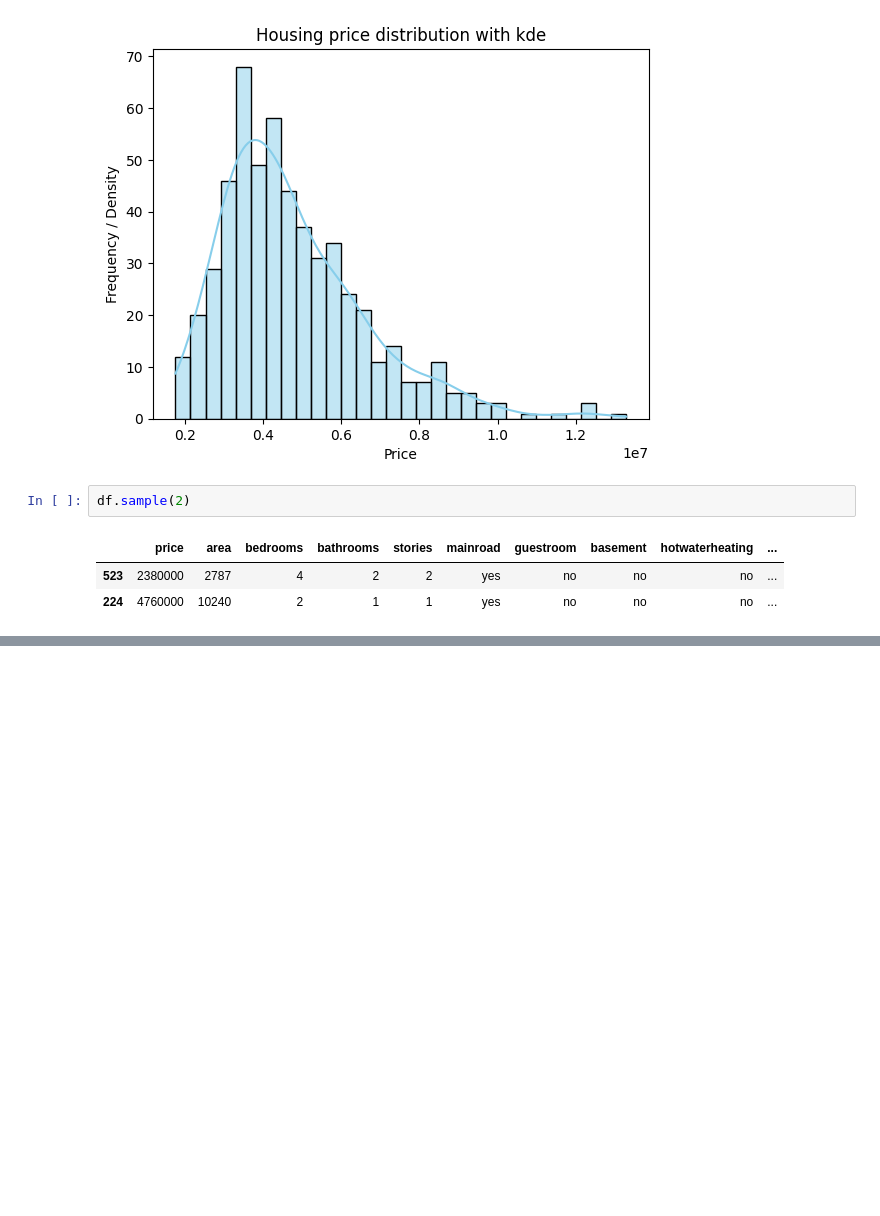
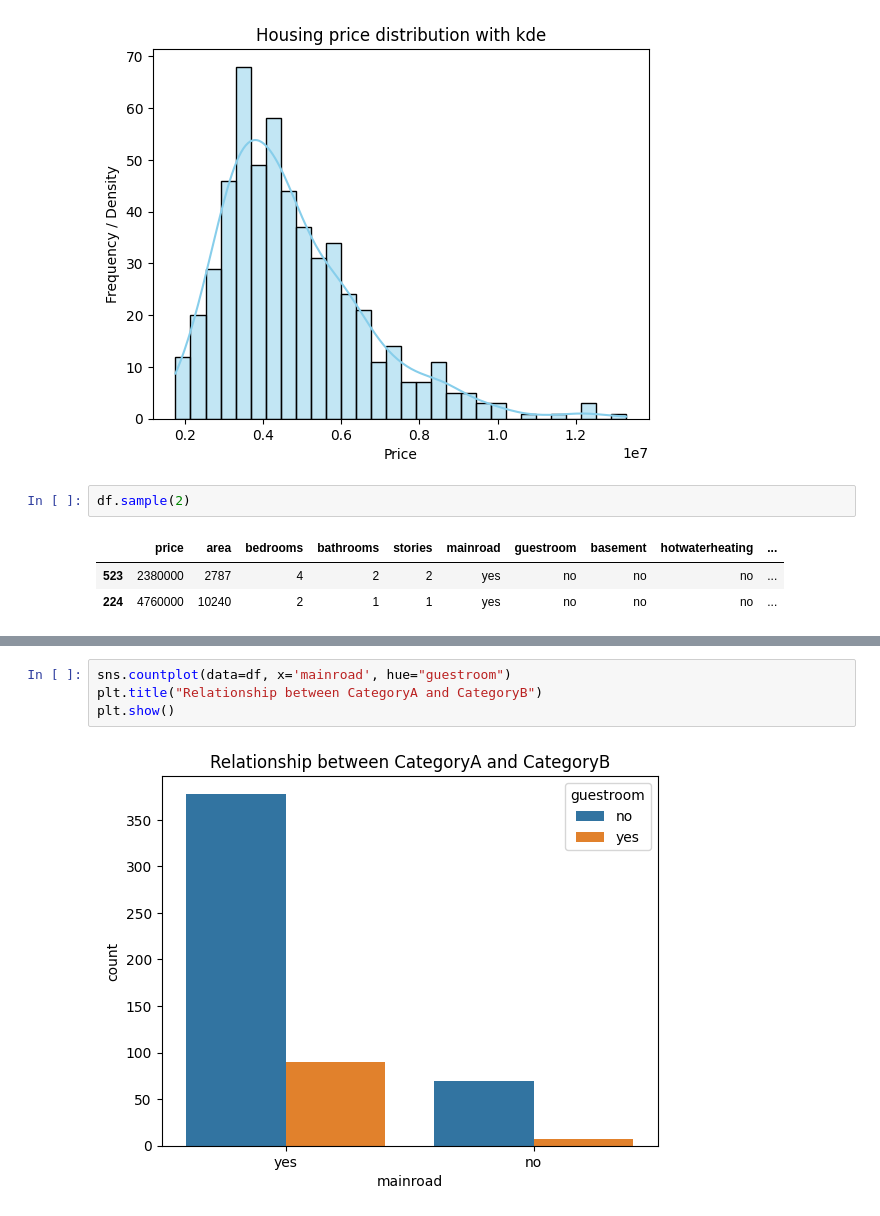
Before and after one commit to hamzasand/ML_from_Scratch, a Jupyter notebook: data_visualization/visualization.ipynb, the cells around one changed output, grey strips where cells are left out. Drawn from its saved outputs; the diff is of its cells as text; blank space fills up the shorter version.

```diff
--- a/data_visualization/visualization.ipynb
+++ b/data_visualization/visualization.ipynb
@@ -104,0 +157,6 @@ df.sample(2)
+# %%
+sns.countplot(data=df, x='mainroad', hue="guestroom")
+plt.title("Relationship between CategoryA and CategoryB")
+plt.show()
+# %% [output]
+[figure, added]
```
Also changed, not shown: parts of 9 cells of this notebook.
